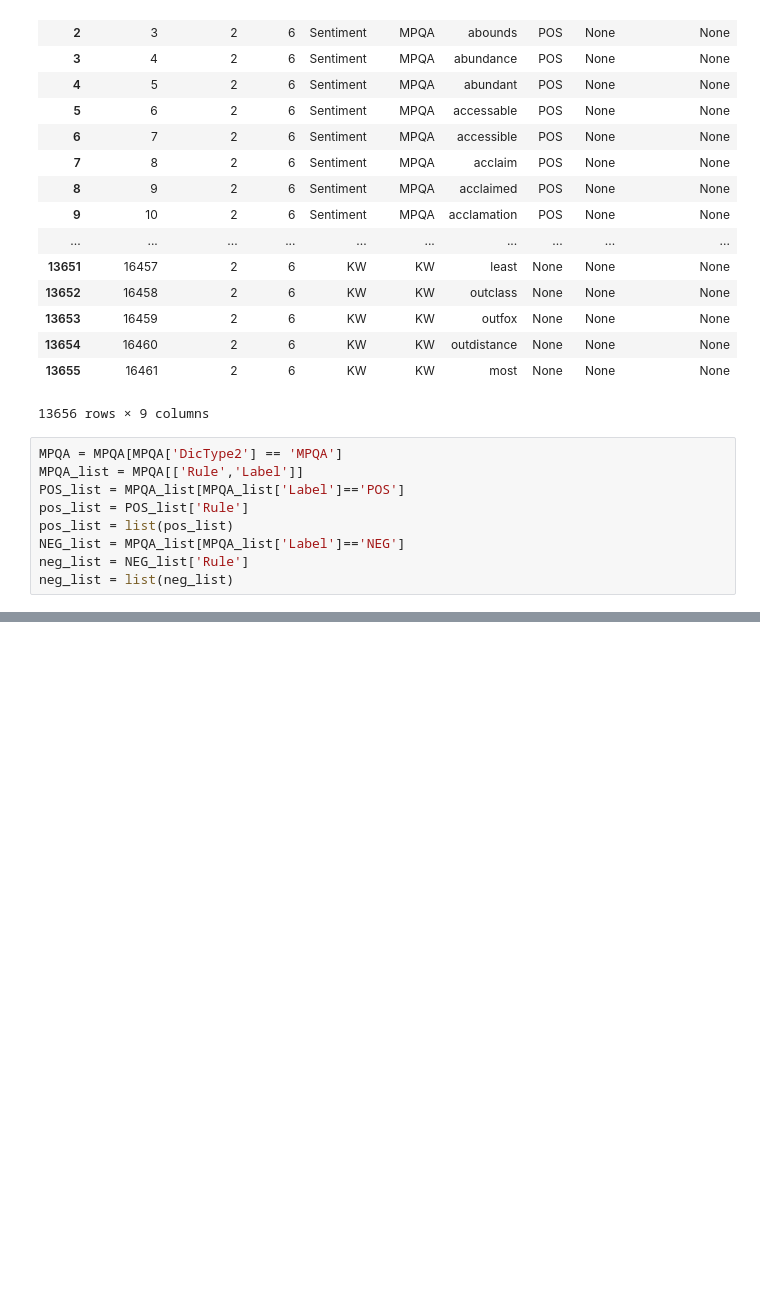
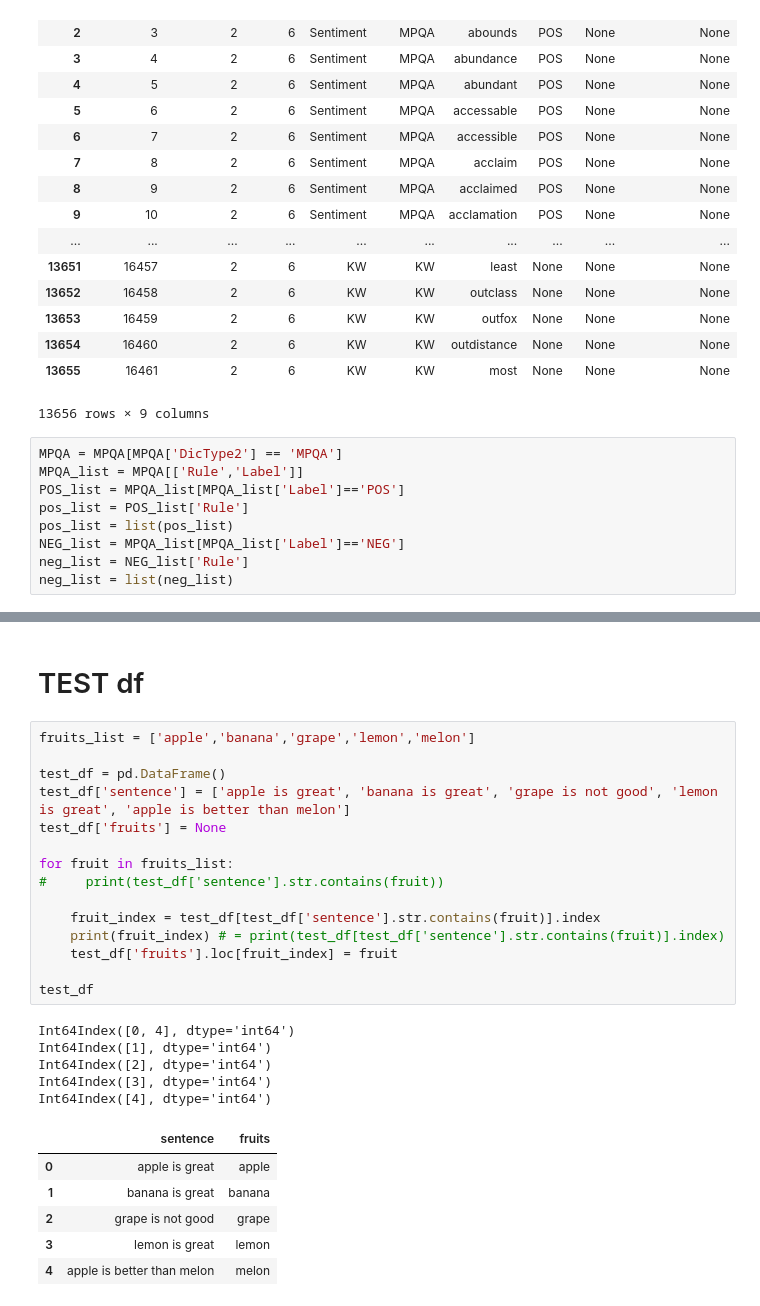
Before and after one commit to jhkang1517/multi-campus-areca-palm, a Jupyter notebook: project_VoC/선민형님 code copy본 (쓰지마세욧).ipynb, the cells around one changed output, grey strips where cells are left out. Saved outputs shown, nothing was run; the diff lists cells and outputs as text; blank space fills up the shorter version.

```diff
--- a/project_VoC/선민형님 code copy본 (쓰지마세욧).ipynb
+++ b/project_VoC/선민형님 code copy본 (쓰지마세욧).ipynb
@@ -492,0 +550,29 @@ df
+# %% [markdown]
+# TEST df
+# %%
+fruits_list = ['apple','banana','grape','lemon','melon']
+
+test_df = pd.DataFrame()
+test_df['sentence'] = ['apple is great', 'banana is great', 'grape is not good', 'lemon is great', 'apple is better than melon']
+test_df['fruits'] = None
+
+for fruit in fruits_list:
+#     print(test_df['sentence'].str.contains(fruit))
+
+    fruit_index = test_df[test_df['sentence'].str.contains(fruit)].index
+    print(fruit_index) # = print(test_df[test_df['sentence'].str.contains(fruit)].index)
+    test_df['fruits'].loc[fruit_index] = fruit
+
+test_df
+# %% [output]
+Int64Index([0, 4], dtype='int64')
+Int64Index([1], dtype='int64')
+Int64Index([2], dtype='int64')
+Int64Index([3], dtype='int64')
+Int64Index([4], dtype='int64')
+|  | sentence | fruits |
+| 0 | apple is great | apple |
+| 1 | banana is great | banana |
+| 2 | grape is not good | grape |
+| 3 | lemon is great | lemon |
+| 4 | apple is better than melon | melon |
```
Also changed, not shown: parts of 21 cells of this notebook.
